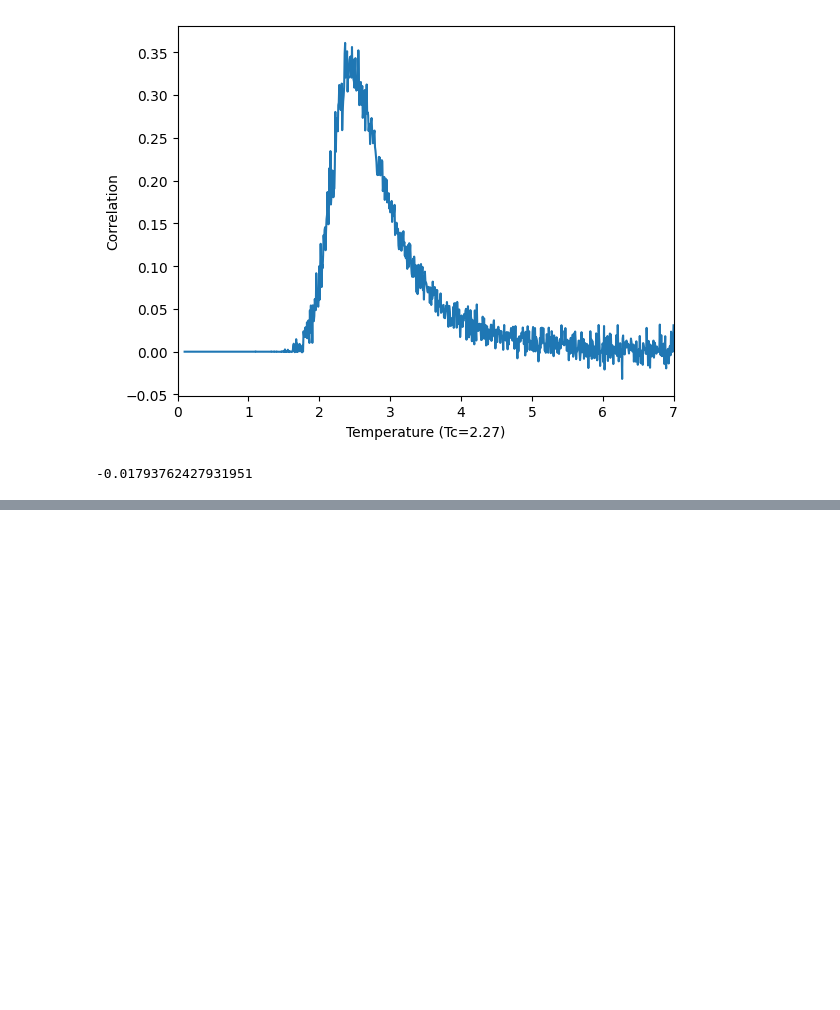
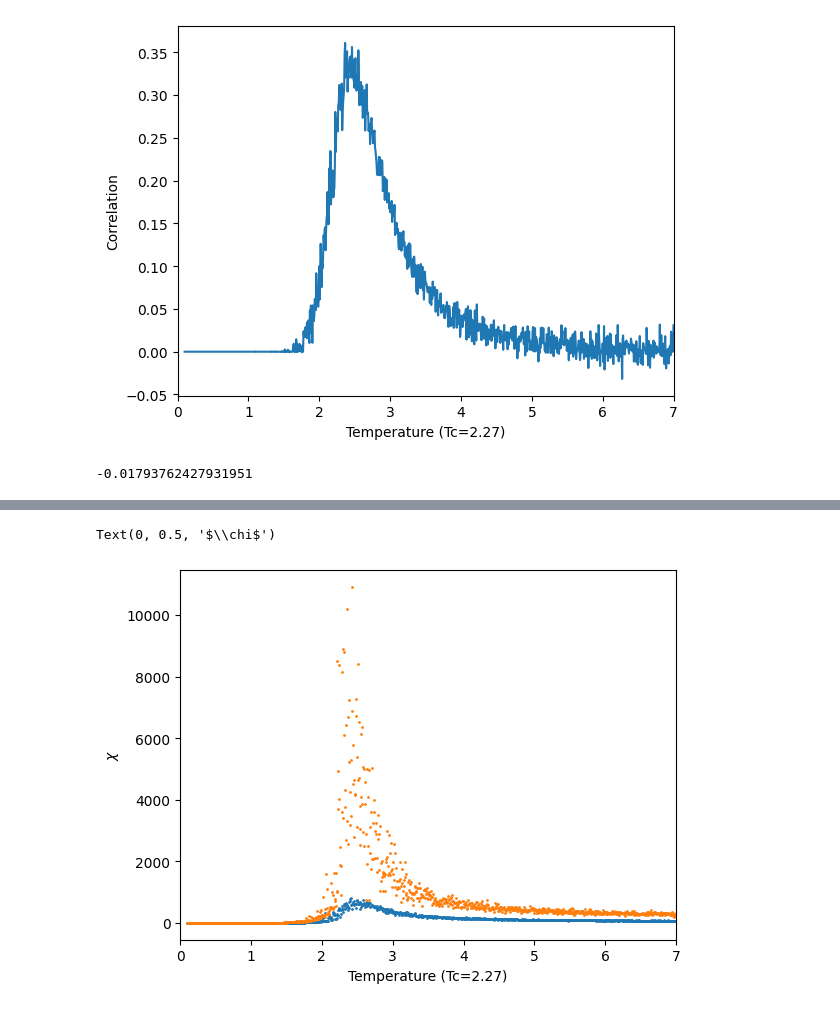
Before and after one commit to noahchanoah/thesis, a Jupyter notebook: Fising.ipynb, the cells around one changed output, grey strips where cells are left out. Cells and saved outputs as stored; diff of their text form; code cells hidden in the pictures; blank space fills up the shorter version.

```diff
--- a/Fising.ipynb
+++ b/Fising.ipynb
@@ -523,0 +632,12 @@ print(avgCor)
+# %%
+import copy
+
+plt.xlim(0,7)
+#plt.ylim(-110,20*20+10)
+plt.scatter(tempRange, avgSus10, s=1)
+plt.scatter(tempRange, avgSus20, s=1)
+plt.xlabel("Temperature (Tc=2.27)")
+plt.ylabel("$\chi$")
+# %% [output]
+Text(0, 0.5, '$\\chi$')
+[figure, added]
```
Also changed, not shown: parts of 8 cells of this notebook.
